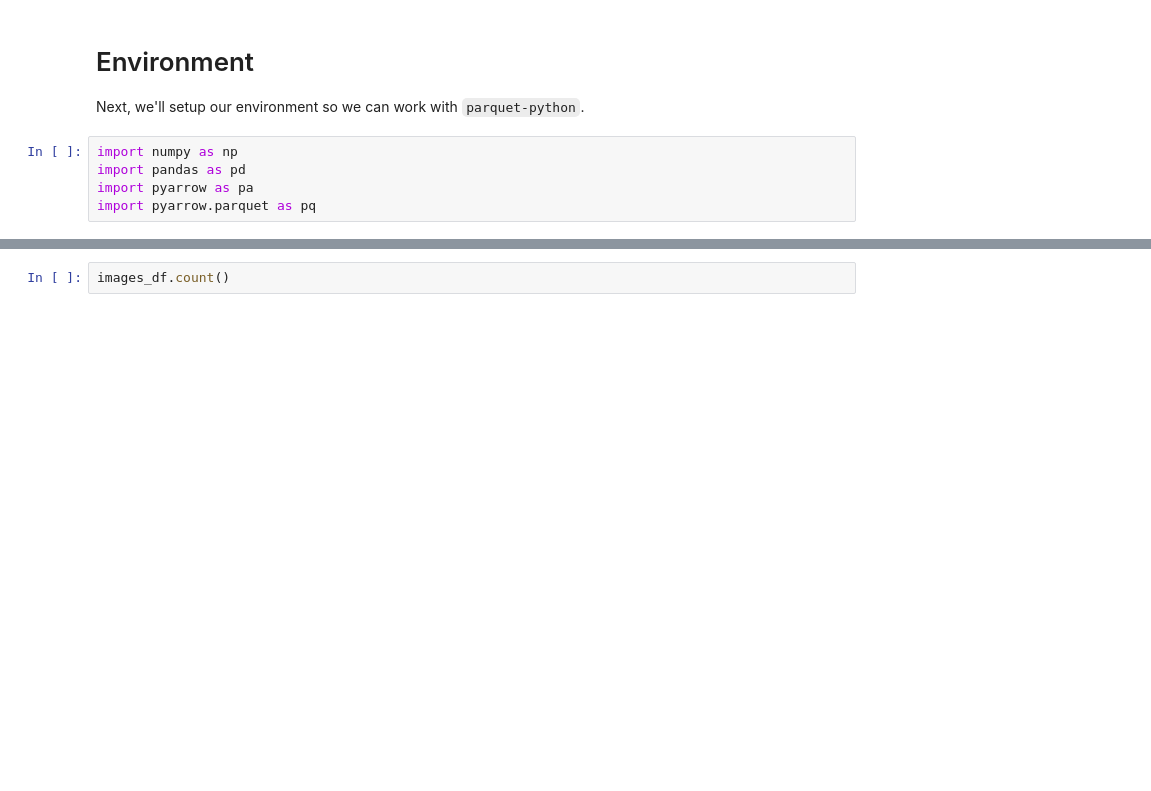
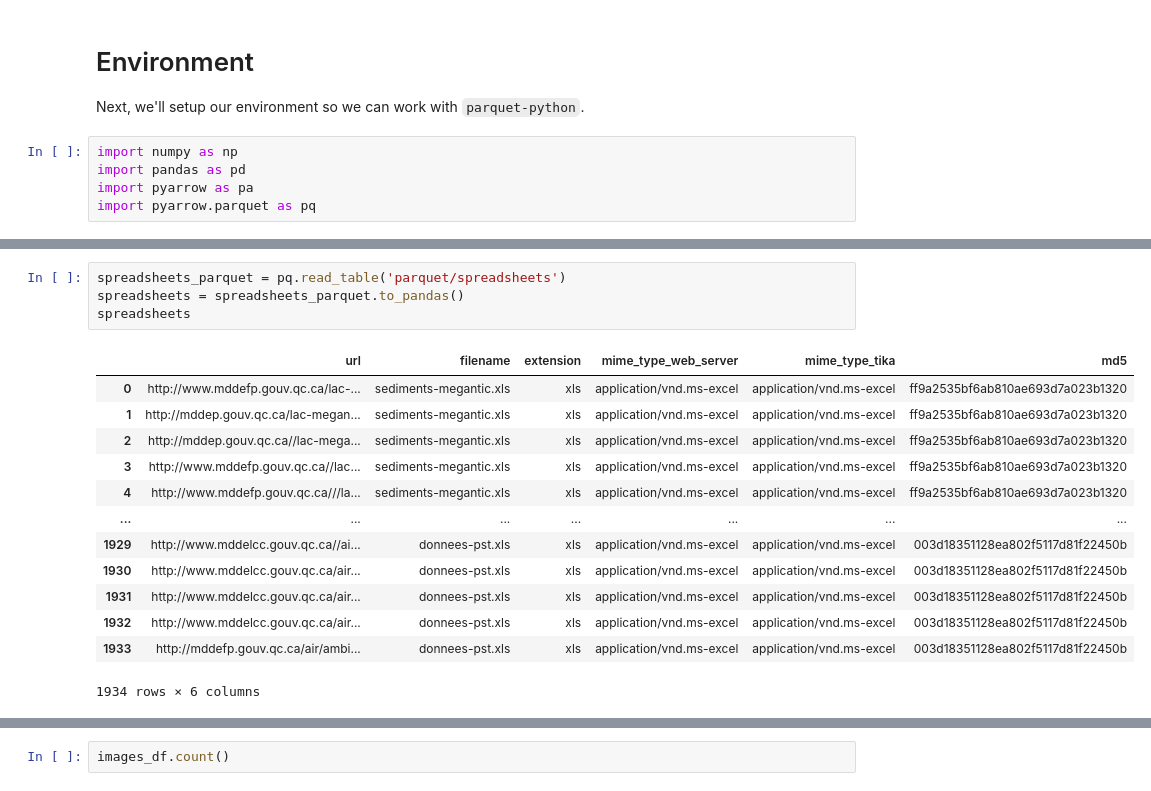
Before and after one commit to archivesunleashed/notebooks, a Jupyter notebook: au_parquet_test_no_pyspark.ipynb, the cells around one changed output, grey strips where cells are left out. Cells and saved outputs as stored; diff of their text form; blank space fills up the shorter version.

```diff
--- a/au_parquet_test_no_pyspark.ipynb
+++ b/au_parquet_test_no_pyspark.ipynb
@@ -64,0 +164,18 @@ images_parquet.to_pandas()
+# %%
+spreadsheets_parquet = pq.read_table('parquet/spreadsheets')
+spreadsheets = spreadsheets_parquet.to_pandas()
+spreadsheets
+# %% [output]
+|  | url | filename | extension | mime_type_web_server | mime_type_tika | md5 |
+| 0 | http://www.mddefp.gouv.qc.ca/lac-... | sediments-megantic.xls | xls | application/vnd.ms-excel | application/vnd.ms-excel | ff9a2535bf6ab810ae693d7a023b1320 |
+| 1 | http://mddep.gouv.qc.ca/lac-megan... | sediments-megantic.xls | xls | application/vnd.ms-excel | application/vnd.ms-excel | ff9a2535bf6ab810ae693d7a023b1320 |
+| 2 | http://mddep.gouv.qc.ca//lac-mega... | sediments-megantic.xls | xls | application/vnd.ms-excel | application/vnd.ms-excel | ff9a2535bf6ab810ae693d7a023b1320 |
+| 3 | http://www.mddefp.gouv.qc.ca//lac... | sediments-megantic.xls | xls | application/vnd.ms-excel | application/vnd.ms-excel | ff9a2535bf6ab810ae693d7a023b1320 |
+| 4 | http://www.mddefp.gouv.qc.ca///la... | sediments-megantic.xls | xls | application/vnd.ms-excel | application/vnd.ms-excel | ff9a2535bf6ab810ae693d7a023b1320 |
+| ... | ... | ... | ... | ... | ... | ... |
+| 1929 | http://www.mddelcc.gouv.qc.ca//ai... | donnees-pst.xls | xls | application/vnd.ms-excel | application/vnd.ms-excel | 003d18351128ea802f5117d81f22450b |
+| 1930 | http://www.mddelcc.gouv.qc.ca/air... | donnees-pst.xls | xls | application/vnd.ms-excel | application/vnd.ms-excel | 003d18351128ea802f5117d81f22450b |
+| 1931 | http://www.mddelcc.gouv.qc.ca/air... | donnees-pst.xls | xls | application/vnd.ms-excel | application/vnd.ms-excel | 003d18351128ea802f5117d81f22450b |
+| 1932 | http://www.mddelcc.gouv.qc.ca/air... | donnees-pst.xls | xls | application/vnd.ms-excel | application/vnd.ms-excel | 003d18351128ea802f5117d81f22450b |
+| 1933 | http://mddefp.gouv.qc.ca/air/ambi... | donnees-pst.xls | xls | application/vnd.ms-excel | application/vnd.ms-excel | 003d18351128ea802f5117d81f22450b |
+1934 rows × 6 columns
```
Also changed, not shown: parts of 27 cells of this notebook.
